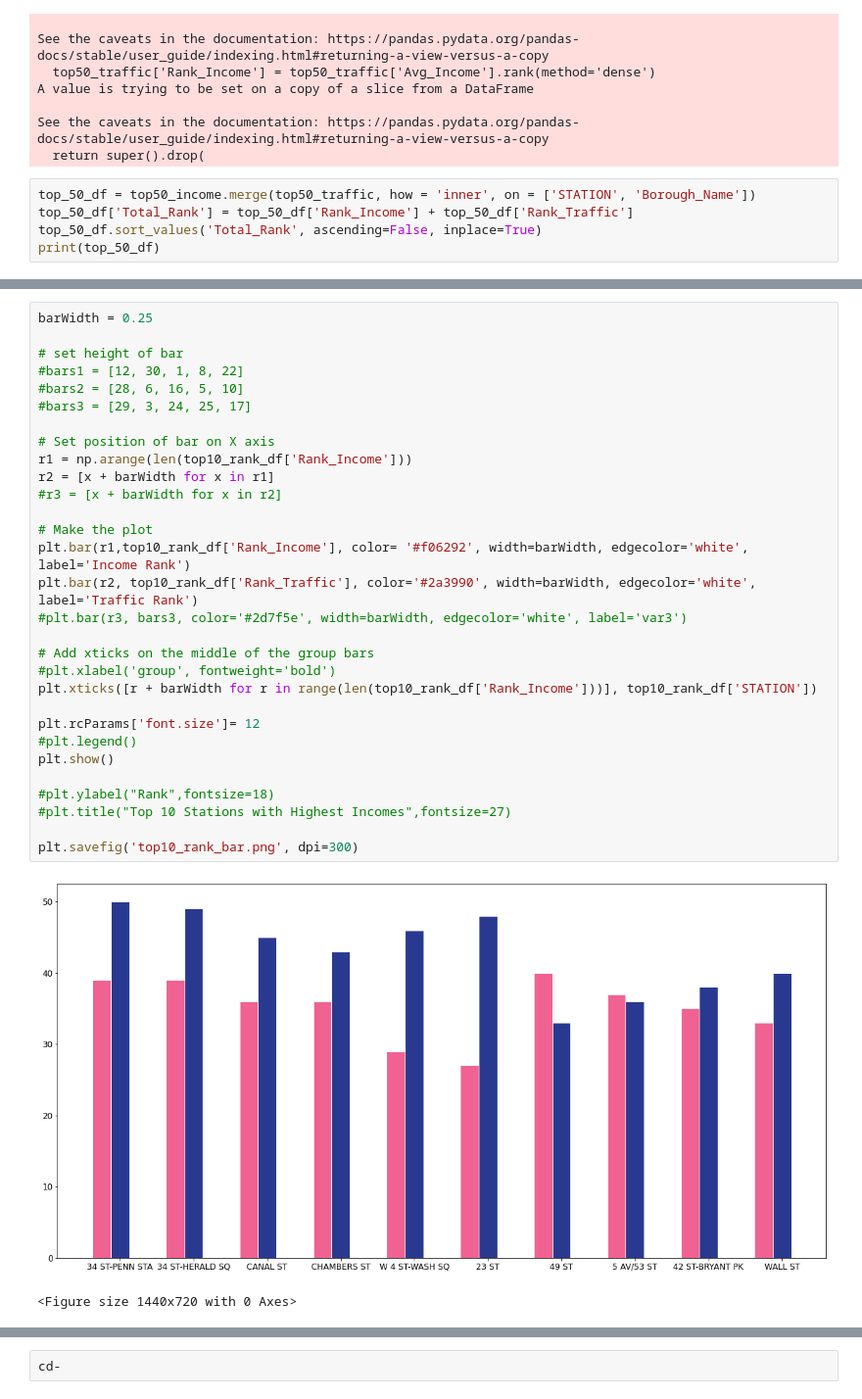
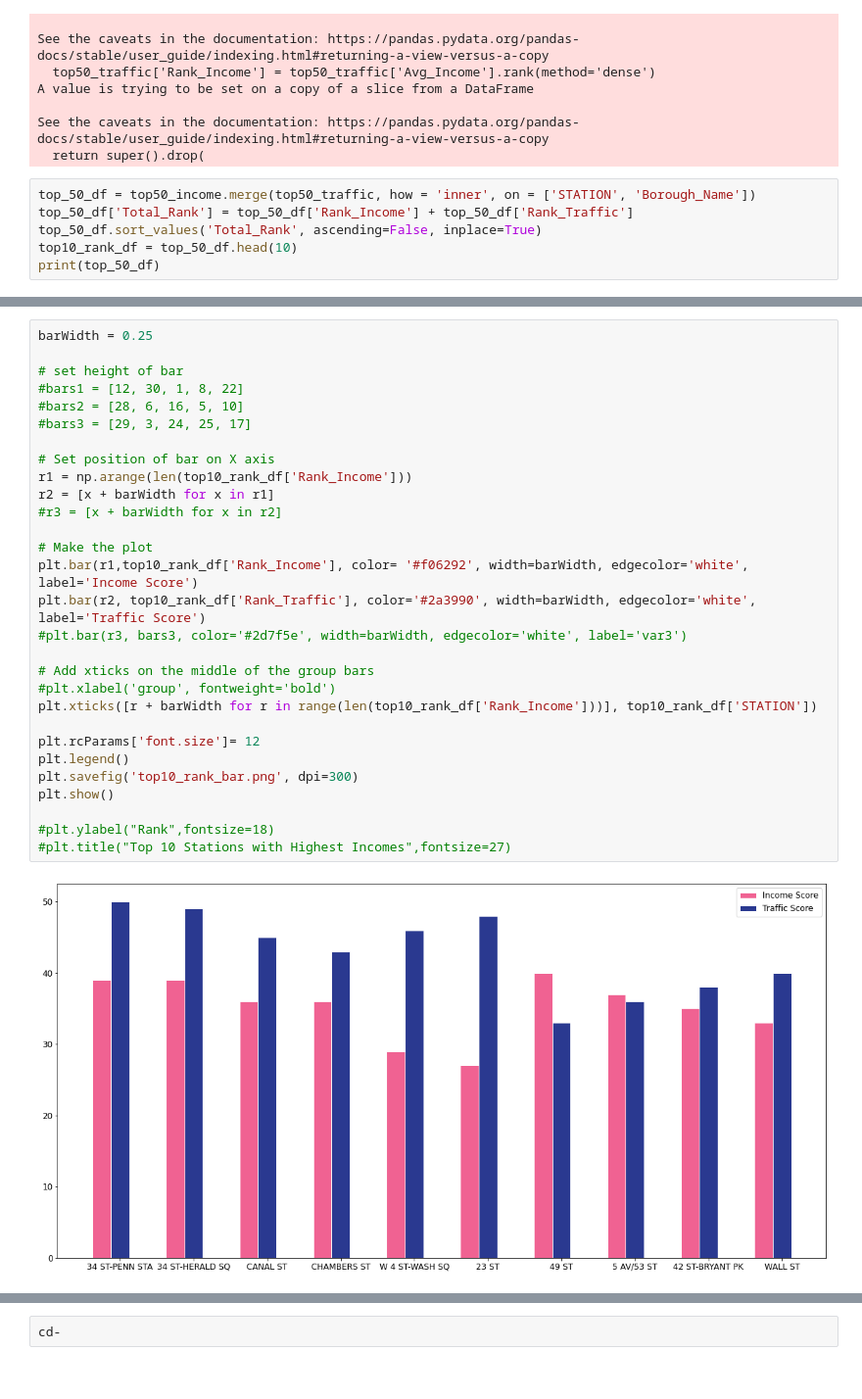
Before and after one commit to racheldilley1/mta-project-1, a Jupyter notebook: Proj2.ipynb, the cells around one changed output, grey strips where cells are left out. Shown at 98% size. Cells and saved outputs as stored; diff of their text form.

Commit message:
update graphs with correct theme

```diff
--- a/Proj2.ipynb
+++ b/Proj2.ipynb
@@ -516,6 +516,7 @@ See the caveats in the documentation: https://pandas.pydata.org/pandas-docs/stab
 top_50_df = top50_income.merge(top50_traffic, how = 'inner', on = ['STATION', 'Borough_Name'])
 top_50_df['Total_Rank'] = top_50_df['Rank_Income'] + top_50_df['Rank_Traffic']
 top_50_df.sort_values('Total_Rank', ascending=False, inplace=True)
+top10_rank_df = top_50_df.head(10)
 print(top_50_df)
 # %% [output]
      Latitude  Longitude          STATION Borough_Name  TOTAL_TRAFFIC_x  \
@@ -538,36 +539,34 @@ print(top_50_df)
 # %%
 barWidth = 0.25
 
 # set height of bar
 #bars1 = [12, 30, 1, 8, 22]
 #bars2 = [28, 6, 16, 5, 10]
 #bars3 = [29, 3, 24, 25, 17]
 
 # Set position of bar on X axis
 r1 = np.arange(len(top10_rank_df['Rank_Income']))
 r2 = [x + barWidth for x in r1]
 #r3 = [x + barWidth for x in r2]
 
 # Make the plot
-plt.bar(r1,top10_rank_df['Rank_Income'], color= '#f06292', width=barWidth, edgecolor='white', label='Income Rank')
-plt.bar(r2, top10_rank_df['Rank_Traffic'], color='#2a3990', width=barWidth, edgecolor='white', label='Traffic Rank')
+plt.bar(r1,top10_rank_df['Rank_Income'], color= '#f06292', width=barWidth, edgecolor='white', label='Income Score')
+plt.bar(r2, top10_rank_df['Rank_Traffic'], color='#2a3990', width=barWidth, edgecolor='white', label='Traffic Score')
 #plt.bar(r3, bars3, color='#2d7f5e', width=barWidth, edgecolor='white', label='var3')
 
 # Add xticks on the middle of the group bars
 #plt.xlabel('group', fontweight='bold')
 plt.xticks([r + barWidth for r in range(len(top10_rank_df['Rank_Income']))], top10_rank_df['STATION'])
 
 plt.rcParams['font.size']= 12
-#plt.legend()
+plt.legend()
+plt.savefig('top10_rank_bar.png', dpi=300)
 plt.show()
 
 #plt.ylabel("Rank",fontsize=18)
 #plt.title("Top 10 Stations with Highest Incomes",fontsize=27)
-
-plt.savefig('top10_rank_bar.png', dpi=300)
 # %% [output]
-[figure, old version]
+[figure, new version]
-<Figure size 1440x720 with 0 Axes>
 # %%
 top10_rank_df = top_50_df.head(10)
 ax = plt.subplot(111)
```
Also changed, not shown: parts of 3 cells of this notebook, 3 other files.
